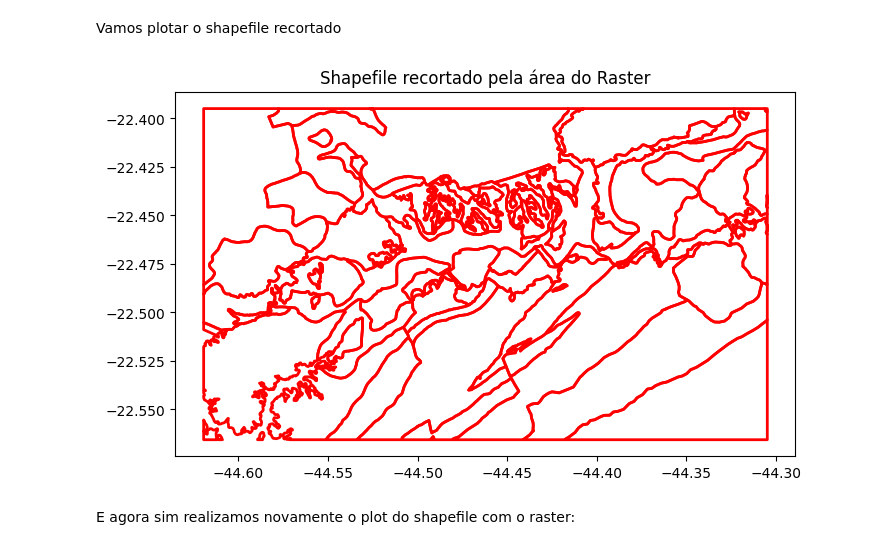
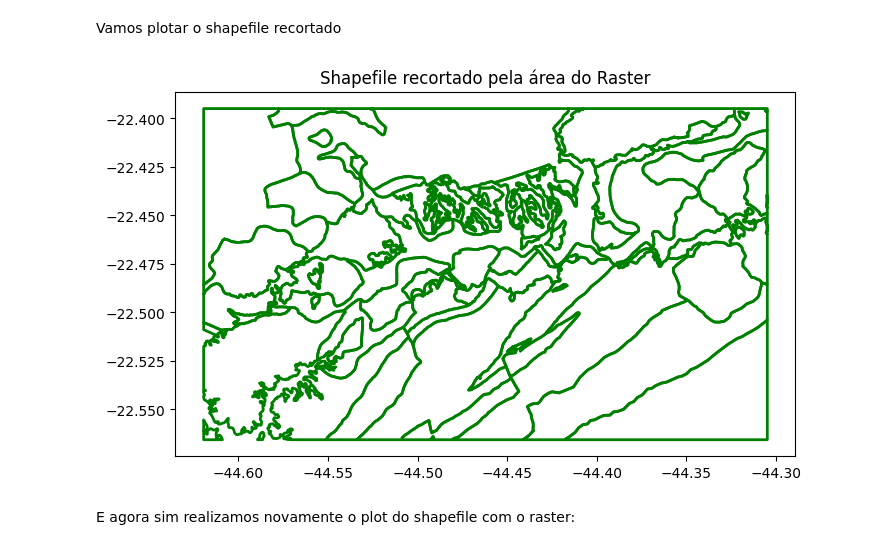
Before and after one commit to MottaD2/Analise-da-Variacao-da-Temperatura-usando-Python-com-Dados-de-Satelite, a Jupyter notebook: [PREENCHIDA]_Análise_da_Variação_da_Temperatura_usando_Python_com_Dados_de_Satélite.ipynb, the cells around one changed output. Cells and saved outputs as stored; diff of their text form; code cells hidden in the pictures.

```diff
--- a/[PREENCHIDA]_Análise_da_Variação_da_Temperatura_usando_Python_com_Dados_de_Satélite.ipynb
+++ b/[PREENCHIDA]_Análise_da_Variação_da_Temperatura_usando_Python_com_Dados_de_Satélite.ipynb
@@ -215,7 +216,7 @@ Mounted at /content/drive
 # %%
 # Defina o caminho para a pasta onde seus dados estão armazenados
 
-my_path = ' '
+my_path = '/content/drive/MyDrive/GEE_MODIS'
 # %%
 # Importação
 import geopandas as gpd
@@ -513,10 +520,10 @@ EPSG:4326
 Como podemos observar, os nossos dados não possuem o mesmo Sistema de Referência de Coordenadas. Quando os dados não estão no mesmo CRS, é necessário reprojetá-los para que seja possível plotar os dados juntos!
 # %%
 # Armazene o crs do raster
-
+crs = modis_raster.rio.crs
 
 # Reprojete o shapefile
-
+shapefile_reproj = shapefile.to_crs(crs)
 
 # Verifique se o shapefile foi reprojetado
 print(shapefile_reproj.crs)
@@ -566,13 +573,13 @@ Vamos plotar o shapefile recortado
 # %%
 import matplotlib.pyplot as plt
 
 fig, ax = plt.subplots(figsize=(8,6))
 
-
+shapefile_clip.plot(ax =ax, color ="none", edgecolor = "green", linewidth = 2)
 plt.title("Shapefile recortado pela área do Raster")
 plt.show()
 # %% [output]
-[figure, old version]
+[figure, new version]
 # %% [markdown]
 E agora sim realizamos novamente o plot do shapefile com o raster:
 # %%
```
Also changed, not shown: parts of 35 cells of this notebook.
